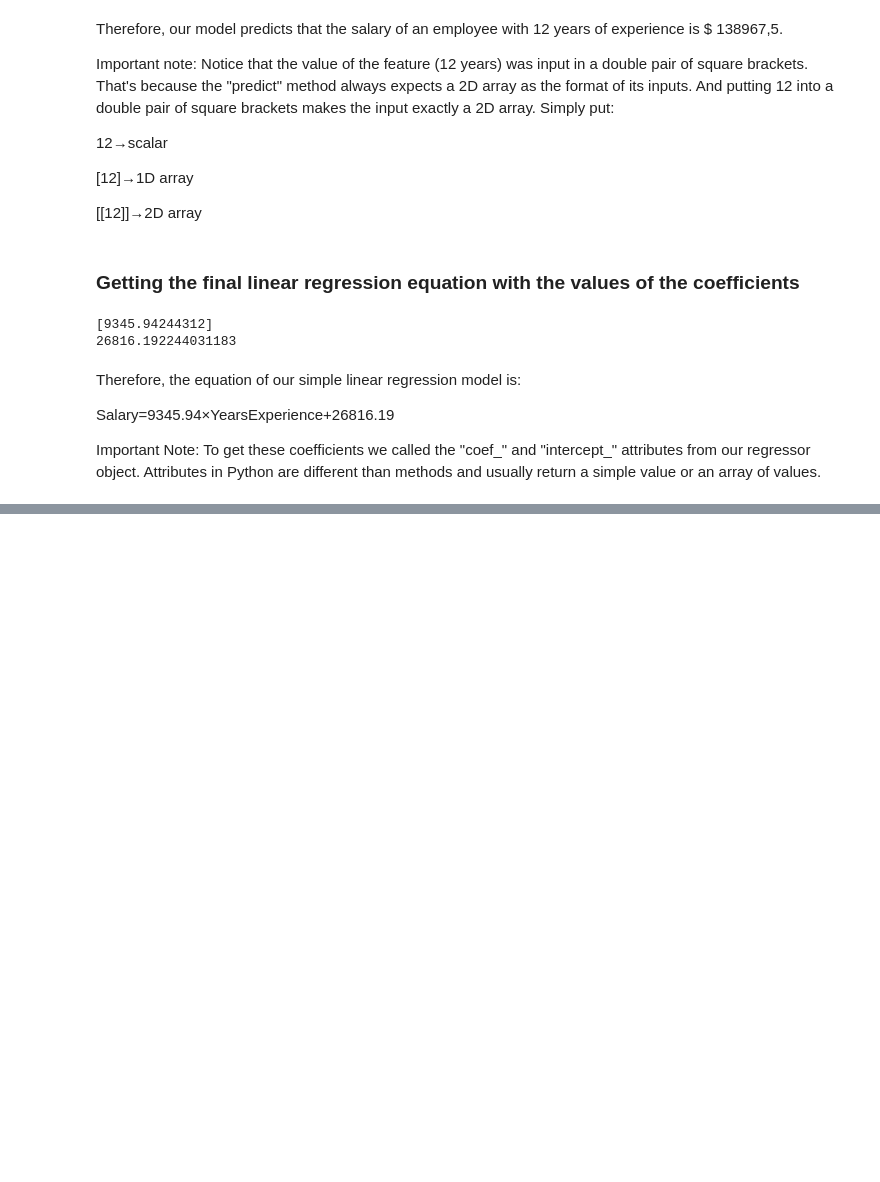
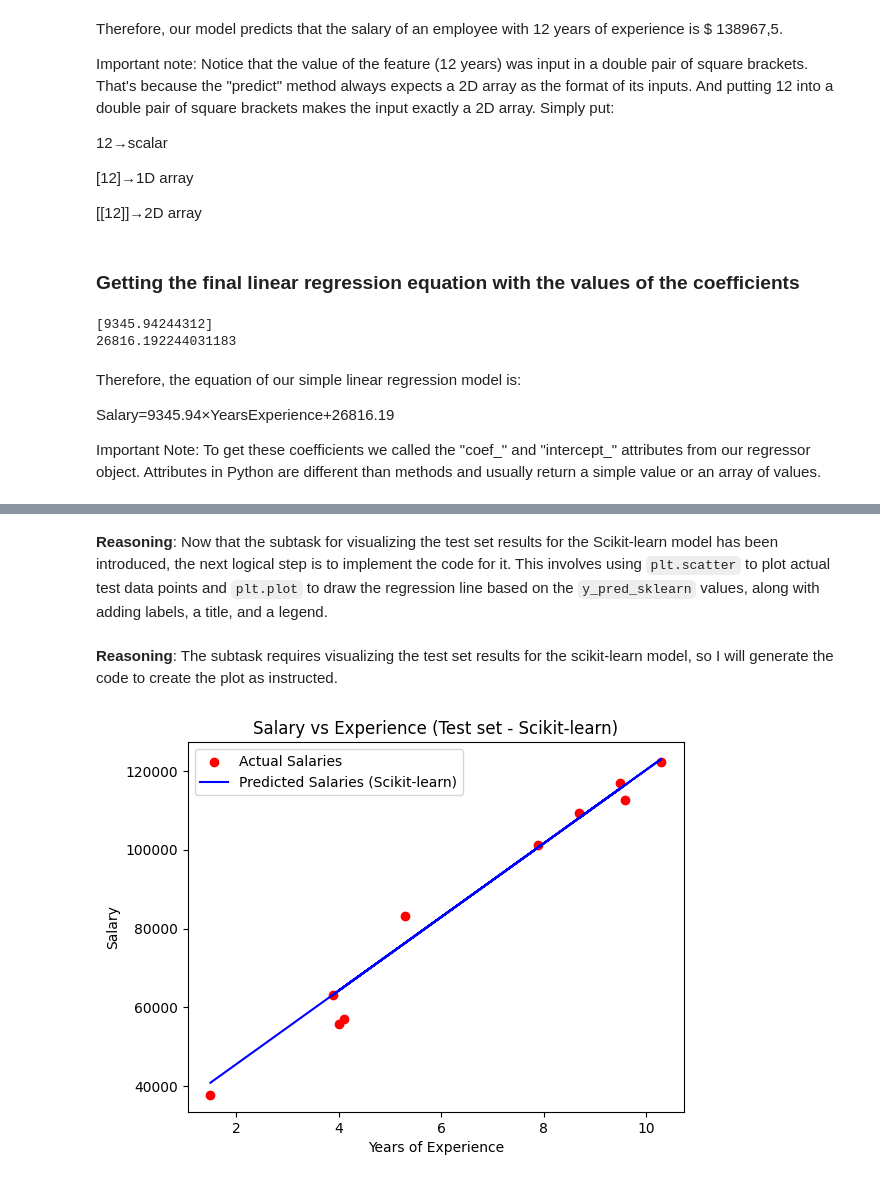
Before and after one commit to prashantiyaramareddy/MyPython-Stuff, a Jupyter notebook: MachineLearning/Simple_Linear_Regression.ipynb, the cells around one changed output, grey strips where cells are left out. Cells and saved outputs as stored; diff of their text form; code cells hidden in the pictures; blank space fills up the shorter version.

```diff
--- a/MachineLearning/Simple_Linear_Regression.ipynb
+++ b/MachineLearning/Simple_Linear_Regression.ipynb
@@ -85,0 +276,10 @@ Important Note: To get these coefficients we called the "coef_" and "intercept_"
+# %%
+from sklearn.linear_model import LinearRegression
+
+# Instantiate the LinearRegression model
+regressor_sklearn = LinearRegression()
+
+# Fit the model to the training data
+regressor_sklearn.fit(X_train, y_train)
+
+print("Scikit-learn Linear Regression model trained successfully.")
@@ -85,0 +296,3 @@ Important Note: To get these coefficients we called the "coef_" and "intercept_"
+# %%
+y_pred_sklearn = regressor_sklearn.predict(X_test)
+print(y_pred_sklearn)
@@ -85,0 +321,16 @@ Important Note: To get these coefficients we called the "coef_" and "intercept_"
+# %% [markdown]
+**Reasoning**:
+Now that the subtask for visualizing the test set results for the Scikit-learn model has been introduced, the next logical step is to implement the code for it. This involves using `plt.scatter` to plot actual test data points and `plt.plot` to draw the regression line based on the `y_pred_sklearn` values, along with adding labels, a title, and a legend.
+# %% [markdown]
+**Reasoning**:
+The subtask requires visualizing the test set results for the scikit-learn model, so I will generate the code to create the plot as instructed.
+# %%
+plt.scatter(X_test, y_test, color = 'red', label = 'Actual Salaries')
+plt.plot(X_test, y_pred_sklearn, color = 'blue', label = 'Predicted Salaries (Scikit-learn)')
+plt.title('Salary vs Experience (Test set - Scikit-learn)')
+plt.xlabel('Years of Experience')
+plt.ylabel('Salary')
+plt.legend()
+plt.show()
+# %% [output]
+[figure, added]
```
Also changed, not shown: parts of 40 cells of this notebook.
